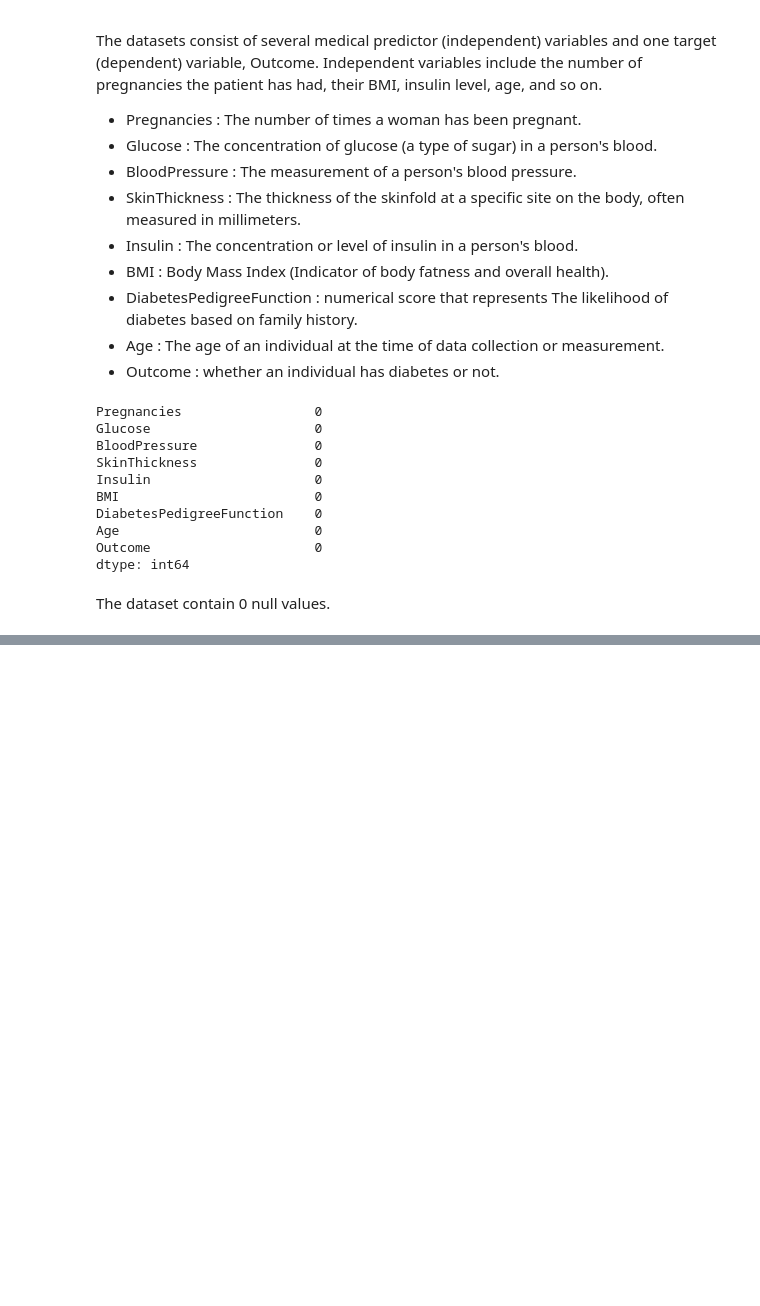
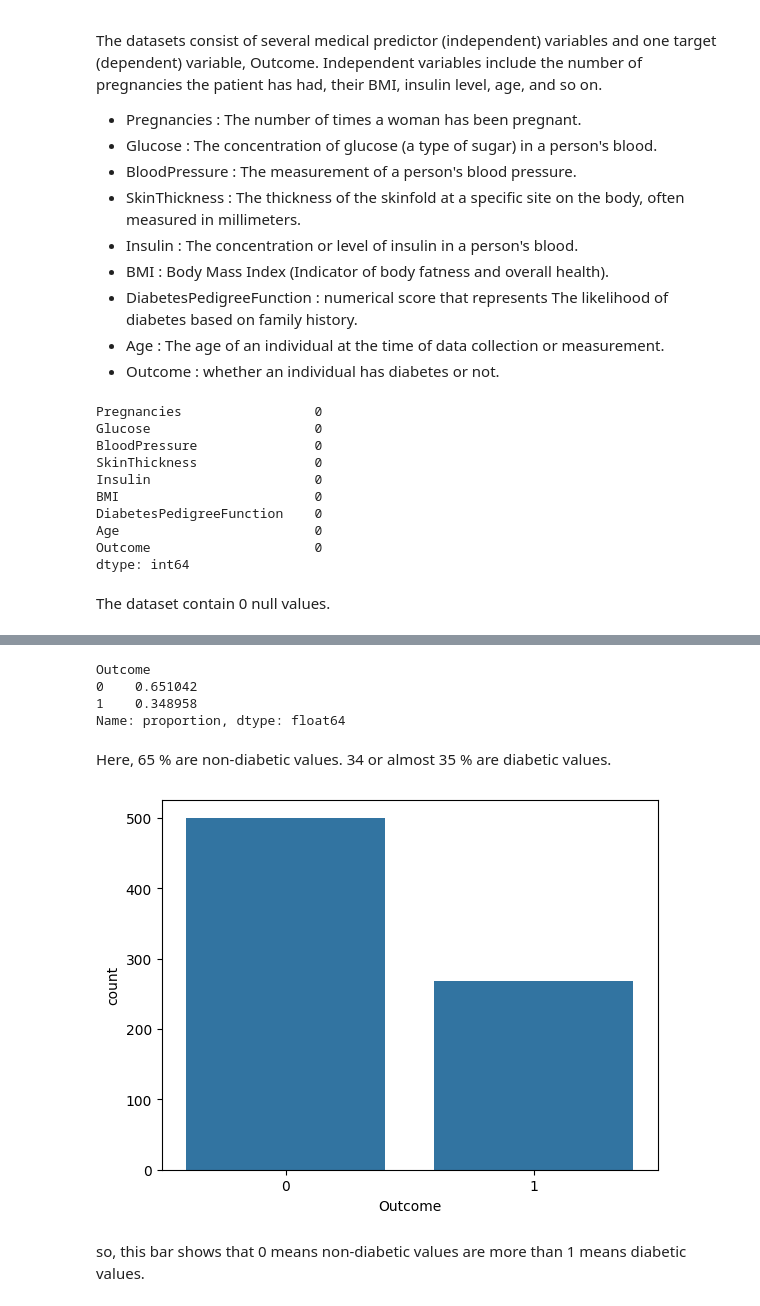
Before and after one commit to dipa-khadka/Datascince_Project, a Jupyter notebook: Diabetic Prediction/Diabetes_predtiction_based on_diagnostic_measures.ipynb, the cells around one changed output, grey strips where cells are left out. Saved outputs shown, nothing was run; the diff lists cells and outputs as text; code cells hidden in the pictures; blank space fills up the shorter version.

Commit message:
diabetic patient prediction

```diff
--- a/Diabetic Prediction/Diabetes_predtiction_based on_diagnostic_measures.ipynb
+++ b/Diabetic Prediction/Diabetes_predtiction_based on_diagnostic_measures.ipynb
@@ -50,0 +138,20 @@ The dataset contain 0 null values.
+# %%
+# in anothe way (in percentage )
+df['Outcome'].value_counts(normalize=True)
+# %% [output]
+Outcome
+0    0.651042
+1    0.348958
+Name: proportion, dtype: float64
+# %% [markdown]
+Here,
+65 %  are non-diabetic values.
+34 or almost 35 % are diabetic values.
+# %%
+# visualizing
+sns.countplot(x='Outcome', data=df)
+plt.show()
+# %% [output]
+[figure, added]
+# %% [markdown]
+so, this bar shows that 0 means non-diabetic values are more than 1 means diabetic values.
```
Also changed, not shown: parts of 18 cells of this notebook.
